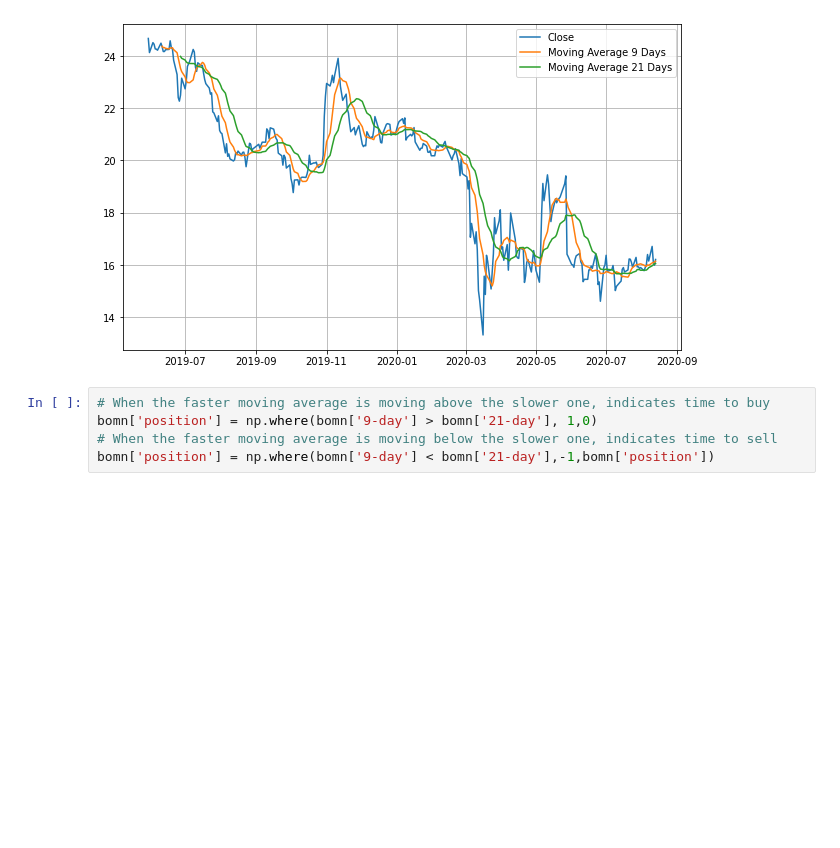
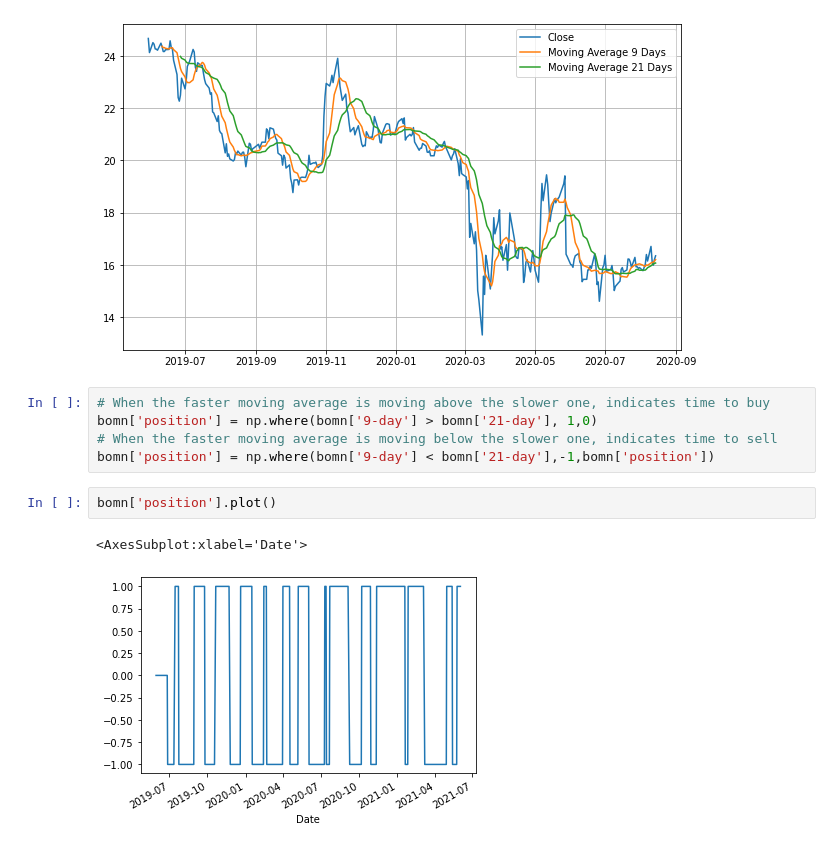
Before and after one commit to bhiln/stock-market-trends, a Jupyter notebook: BOMN.ipynb, the cells around one changed output. Saved outputs shown, nothing was run; the diff lists cells and outputs as text; blank space fills up the shorter version.

```diff
--- a/BOMN.ipynb
+++ b/BOMN.ipynb
@@ -89,5 +87,10 @@ plt.legend(loc=1)
 bomn['position'] = np.where(bomn['9-day'] > bomn['21-day'], 1,0)
 # When the faster moving average is moving below the slower one, indicates time to sell
 bomn['position'] = np.where(bomn['9-day'] < bomn['21-day'],-1,bomn['position'])
+# %%
+bomn['position'].plot()
+# %% [output]
+<AxesSubplot:xlabel='Date'>
+[figure, added]
 # %%
 # Whether we are making money with this system
```
Also changed, not shown: parts of 4 cells of this notebook, 8 other files.
